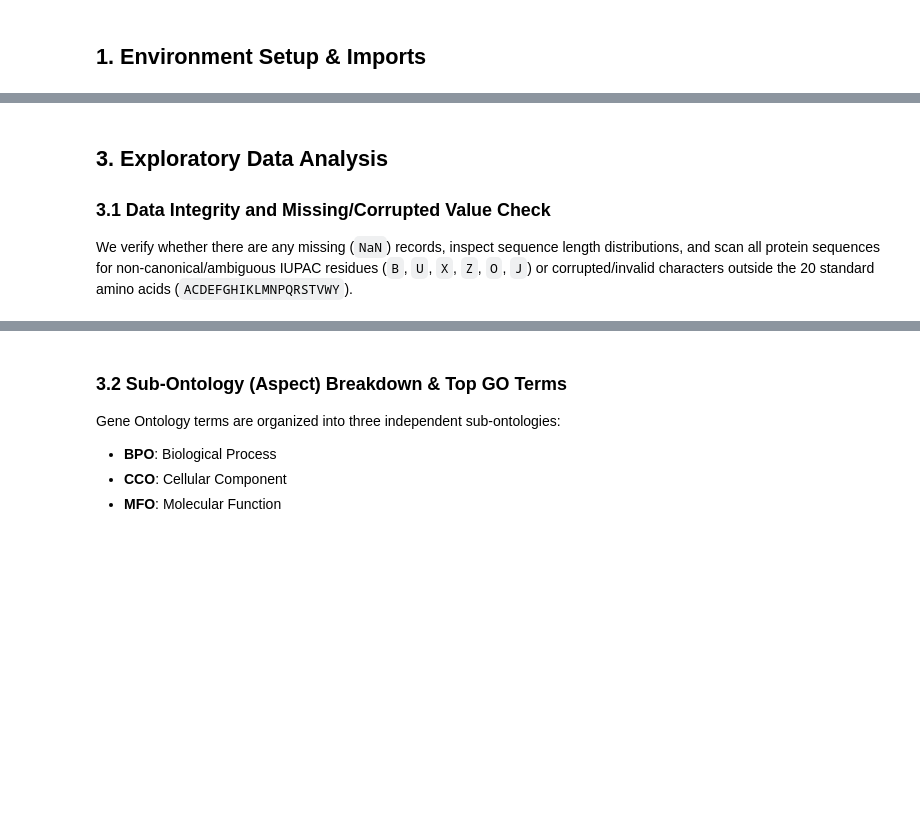
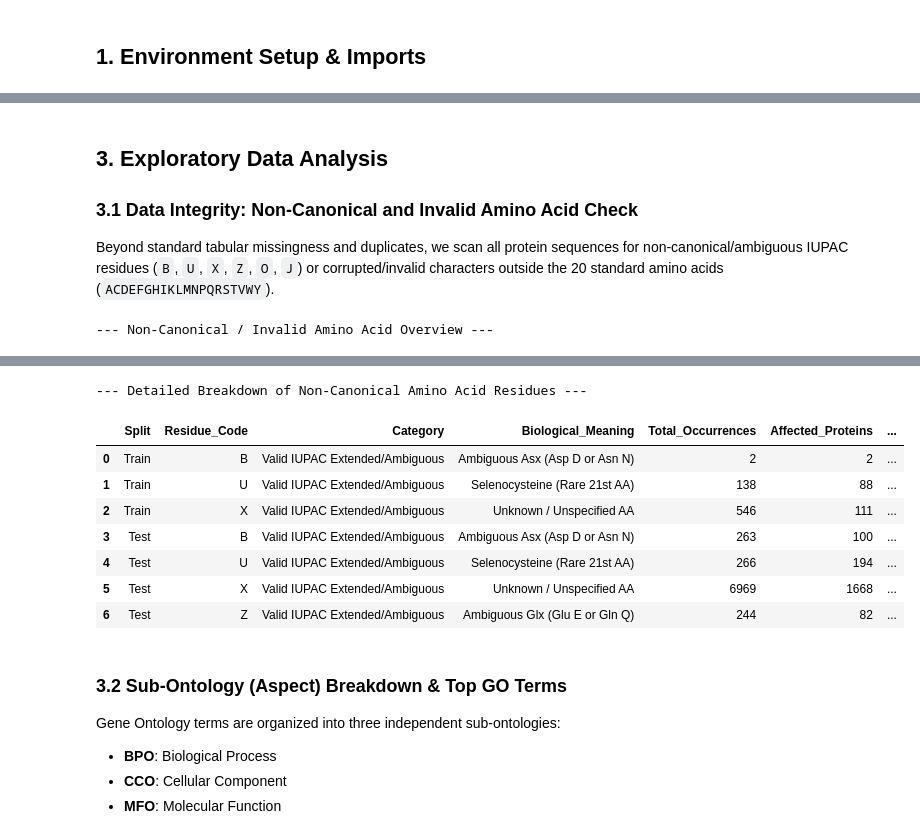
Before and after one commit to cgtya/GROUP48_CENG313, a Jupyter notebook: assignment1_eda_baseline.ipynb, the cells around one changed output, grey strips where cells are left out. Cells and saved outputs as stored; diff of their text form; code cells hidden in the pictures; blank space fills up the shorter version.

Commit message:
fixed data overview part

```diff
--- a/assignment1_eda_baseline.ipynb
+++ b/assignment1_eda_baseline.ipynb
@@ -88,22 +208,10 @@ print(f"GO OBO summary     : {obo_summary}")
 # %% [markdown]
 ## 3. Exploratory Data Analysis
 
-### 3.1 Data Integrity and Missing/Corrupted Value Check
-We verify whether there are any missing (`NaN`) records, inspect sequence length distributions, and scan all protein sequences for non-canonical/ambiguous IUPAC residues (`B`, `U`, `X`, `Z`, `O`, `J`) or corrupted/invalid characters outside the 20 standard amino acids (`ACDEFGHIKLMNPQRSTVWY`).
+### 3.1 Data Integrity: Non-Canonical and Invalid Amino Acid Check
+Beyond standard tabular missingness and duplicates, we scan all protein sequences for non-canonical/ambiguous IUPAC residues (`B`, `U`, `X`, `Z`, `O`, `J`) or corrupted/invalid characters outside the 20 standard amino acids (`ACDEFGHIKLMNPQRSTVWY`).
 # %%
-print("---- Missing Values in train_seq_df ")
-print(train_seq_df.isna().sum())
-print("\n---- Missing Values in terms_df ")
-print(terms_df.isna().sum())
-
-print("\n---- Sequence Length Summary Statistics (Train vs Test) ")
-summary_stats = pd.DataFrame({
-    "Train_Length": train_seq_df["length"].describe(),
-    "Test_Length": test_seq_df["length"].describe(),
-})
-display(summary_stats)
-
-print("\n--- Non-Canonical / Invalid Amino Acid Overview ---")
+print("--- Non-Canonical / Invalid Amino Acid Overview ---")
 aa_overview_df, aa_residue_df = inspect_non_canonical_amino_acids({
     "Train": train_seq_df,
     "Test": test_seq_df,
@@ -112,3 +220,5 @@ display(aa_overview_df)
 
 print("\n--- Detailed Breakdown of Non-Canonical Amino Acid Residues ---")
 display(aa_residue_df)
+# %% [output]
+--- Non-Canonical / Invalid Amino Acid Overview ---
@@ -115,3 +228,12 @@ display(aa_residue_df)
+--- Detailed Breakdown of Non-Canonical Amino Acid Residues ---
+|  | Split | Residue_Code | Category | Biological_Meaning | Total_Occurrences | Affected_Proteins | ... |
+| 0 | Train | B | Valid IUPAC Extended/Ambiguous | Ambiguous Asx (Asp D or Asn N) | 2 | 2 | ... |
+| 1 | Train | U | Valid IUPAC Extended/Ambiguous | Selenocysteine (Rare 21st AA) | 138 | 88 | ... |
+| 2 | Train | X | Valid IUPAC Extended/Ambiguous | Unknown / Unspecified AA | 546 | 111 | ... |
+| 3 | Test | B | Valid IUPAC Extended/Ambiguous | Ambiguous Asx (Asp D or Asn N) | 263 | 100 | ... |
+| 4 | Test | U | Valid IUPAC Extended/Ambiguous | Selenocysteine (Rare 21st AA) | 266 | 194 | ... |
+| 5 | Test | X | Valid IUPAC Extended/Ambiguous | Unknown / Unspecified AA | 6969 | 1668 | ... |
+| 6 | Test | Z | Valid IUPAC Extended/Ambiguous | Ambiguous Glx (Glu E or Gln Q) | 244 | 82 | ... |
 # %% [markdown]
 ### 3.2 Sub-Ontology (Aspect) Breakdown & Top GO Terms
 Gene Ontology terms are organized into three independent sub-ontologies:
```
Also changed, not shown: parts of 18 cells of this notebook, 2 other files.
